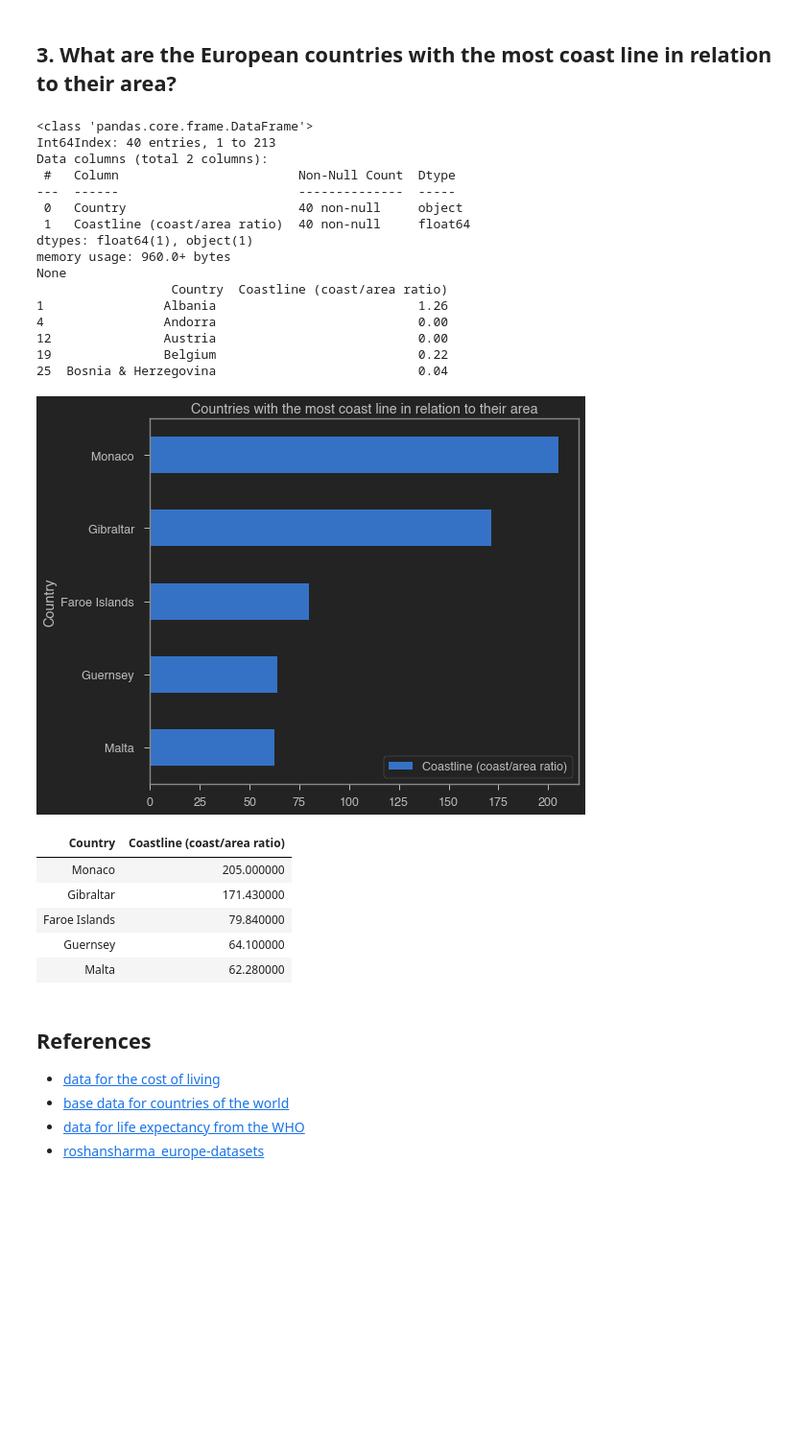
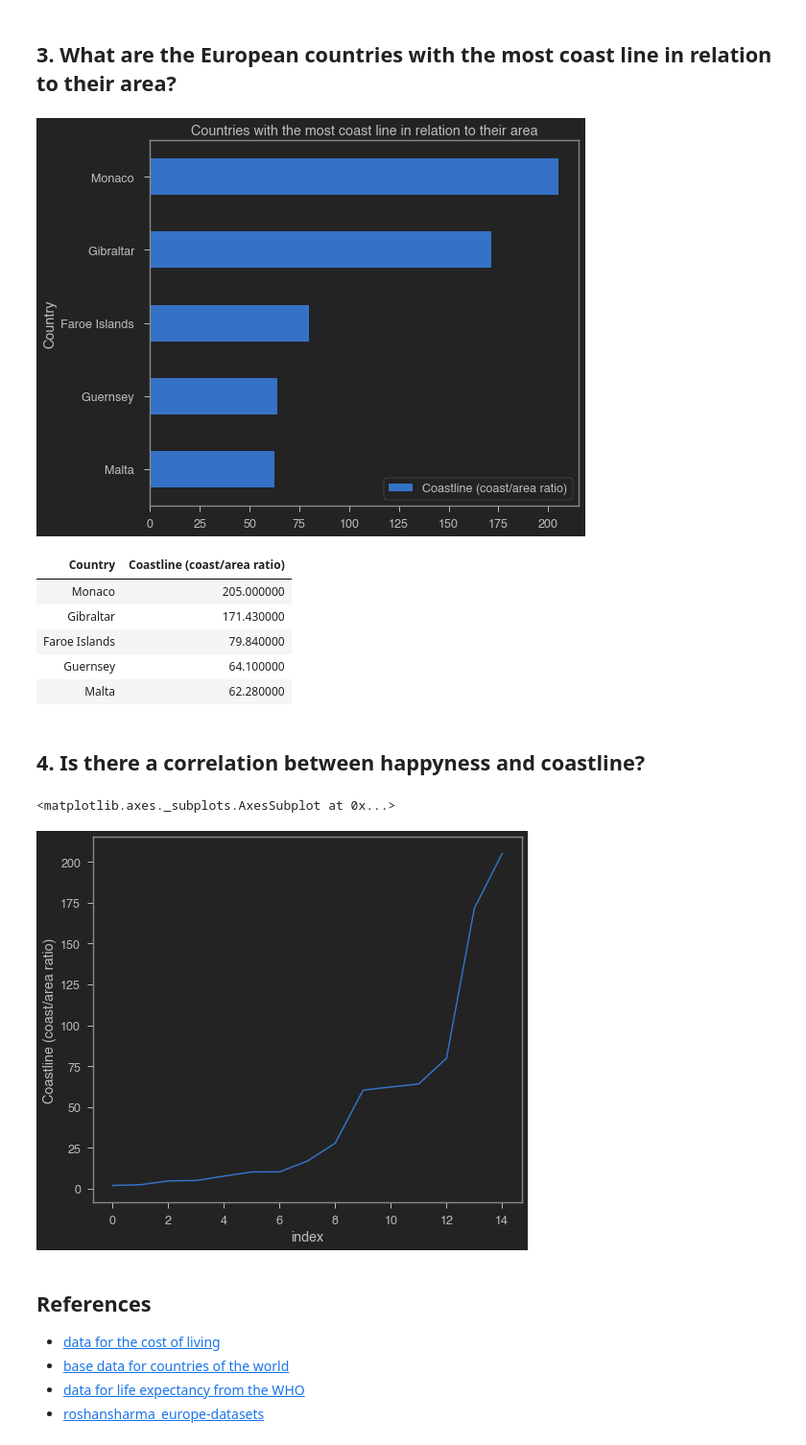
Before and after one commit to s-gerber/python_bootcamp_team13, a Jupyter notebook: deliver/team13_capstone_project.ipynb, the cells around one changed output. Shown: that part at 96% size. Drawn from its saved outputs; the diff is of its cells as text; code cells hidden in the pictures; blank space fills up the shorter version.

Commit message:
WIP: initial graph for question 4
Co-authored-by: Alexander Adam (alexanderadam)

```diff
--- a/deliver/team13_capstone_project.ipynb
+++ b/deliver/team13_capstone_project.ipynb
@@ -65,6 +65,7 @@ life_satisfaction = pd.read_csv('../data/roshansharma_europe-datasets/datasets_2
 life_satisfaction = life_satisfaction.rename(columns = { "prct_life_satis_high": "People with highest life satisfaction [%]" })
 
 generic_country_data = pd.read_csv('../data/fernandol_countries-of-the-world/datasets_23752_30346_countries of the world.csv', decimal=',')
+generic_european_country_data = generic_country_data[generic_country_data['Region'].str.contains('EUROPE', case = False)]
 
 print('successfully imported the datasets.')
 # %% [output]
@@ -127,11 +128,7 @@ display(life_satisfaction.sort_values(index_column, ascending = False).style.hid
 index_column = "Coastline (coast/area ratio)"
 caption_column = 'Country'
 
-coastline_data = generic_country_data[generic_country_data['Region'].str.contains('EUROPE', case = False, regex=True)]
-coastline_data = coastline_data[[caption_column, index_column]]
-
-print(coastline_data.info())
-print(coastline_data.head(5))
+coastline_data = generic_european_country_data[[caption_column, index_column]]
 
 coastline_data = coastline_data.nlargest(5, index_column)
 coastline_data = coastline_data.sort_values(index_column, ascending = True)
@@ -139,22 +136,6 @@ coastline_data.plot.barh(title = 'Countries with the most coast line in relation
 plt.show()
 display(coastline_data.sort_values(index_column, ascending = False).style.hide_index())
 # %% [output]
-<class 'pandas.core.frame.DataFrame'>
-Int64Index: 40 entries, 1 to 213
-Data columns (total 2 columns):
- #   Column                        Non-Null Count  Dtype
----  ------                        --------------  -----
- 0   Country                       40 non-null     object
- 1   Coastline (coast/area ratio)  40 non-null     float64
-dtypes: float64(1), object(1)
-memory usage: 960.0+ bytes
-None
-                  Country  Coastline (coast/area ratio)
-1                Albania                           1.26
-4                Andorra                           0.00
-12               Austria                           0.00
-19               Belgium                           0.22
-25  Bosnia & Herzegovina                           0.04
 [figure]
 | Country | Coastline (coast/area ratio) |
 | Monaco | 205.000000 |
@@ -162,6 +143,26 @@ None
 | Faroe Islands | 79.840000 |
 | Guernsey | 64.100000 |
 | Malta | 62.280000 |
+# %% [markdown]
+## 4. Is there a correlation between happyness and coastline?
+# %%
+index_column = "Coastline (coast/area ratio)"
+caption_column = 'Country'
+
+coastline_data = generic_european_country_data[[caption_column, index_column]]
+
+# select the top countries because we aren't interested in countries without
+# a relevant coastline.
+coastline_data = coastline_data.nlargest(15, index_column)
+
+# sort and add the sorted index as a column
+coastline_data.sort_values(index_column, ascending = True, inplace = True, ignore_index = True)
+coastline_data['index'] = coastline_data.index
+
+sns.lineplot(x = 'index', y = index_column, data = coastline_data)
+# %% [output]
+<matplotlib.axes._subplots.AxesSubplot at 0x...>
+[figure, added]
 # %% [markdown]
 ## References
 
```
Also changed, not shown: parts of 2 cells of this notebook, 13 other files.
